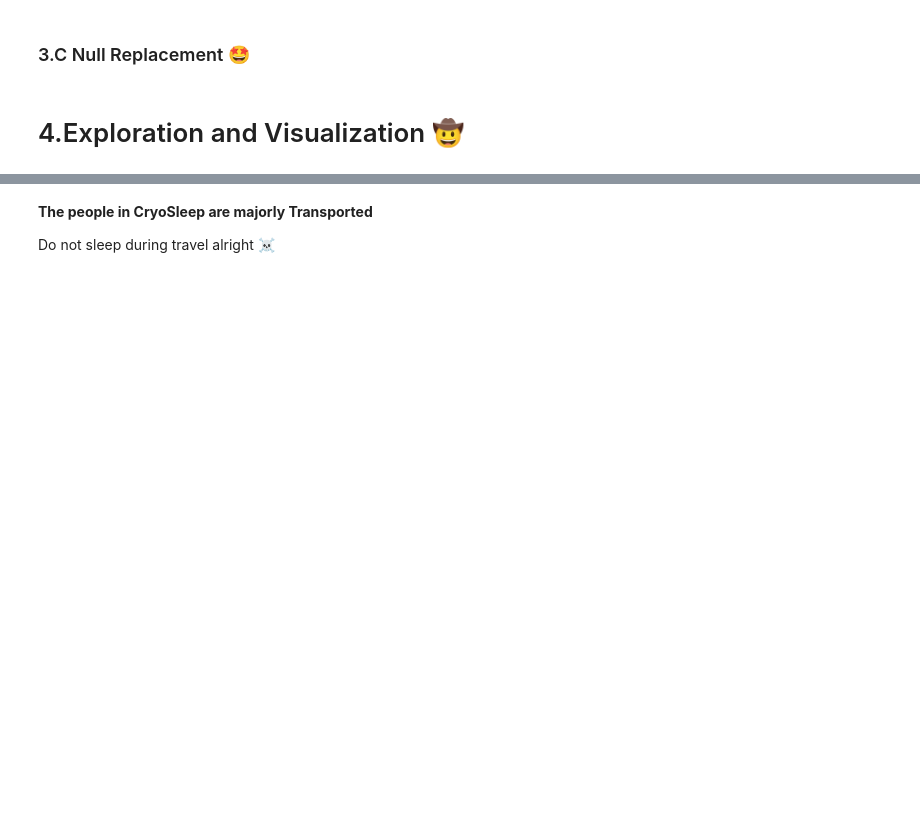
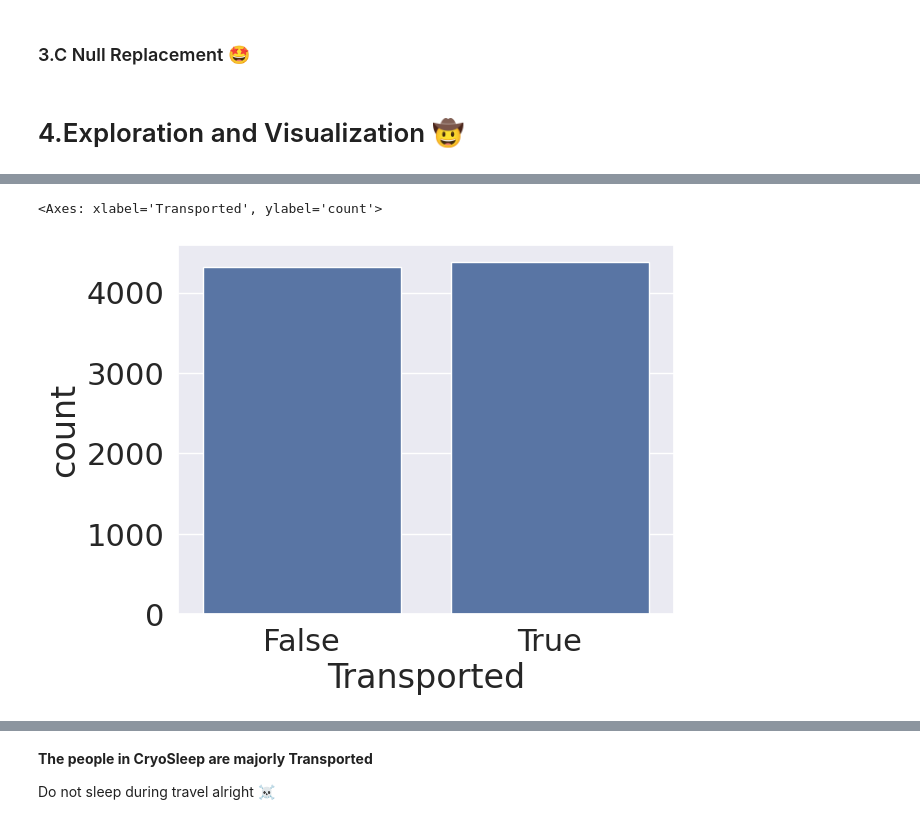
Before and after one commit to SearParsley/cs4320-spaceship-titanic-project, a Jupyter notebook: titanic.ipynb, the cells around one changed output, grey strips where cells are left out. Saved outputs shown, nothing was run; the diff lists cells and outputs as text; code cells hidden in the pictures; blank space fills up the shorter version.

```diff
--- a/titanic.ipynb
+++ b/titanic.ipynb
@@ -119,3 +189,6 @@ plt.show()
 # %%
-sns.countplot(df_train.Transported);
+sns.countplot(df_train, x="Transported")
+# %% [output]
+<Axes: xlabel='Transported', ylabel='count'>
+[figure, added]
 # %%
```
Also changed, not shown: parts of 18 cells of this notebook.
